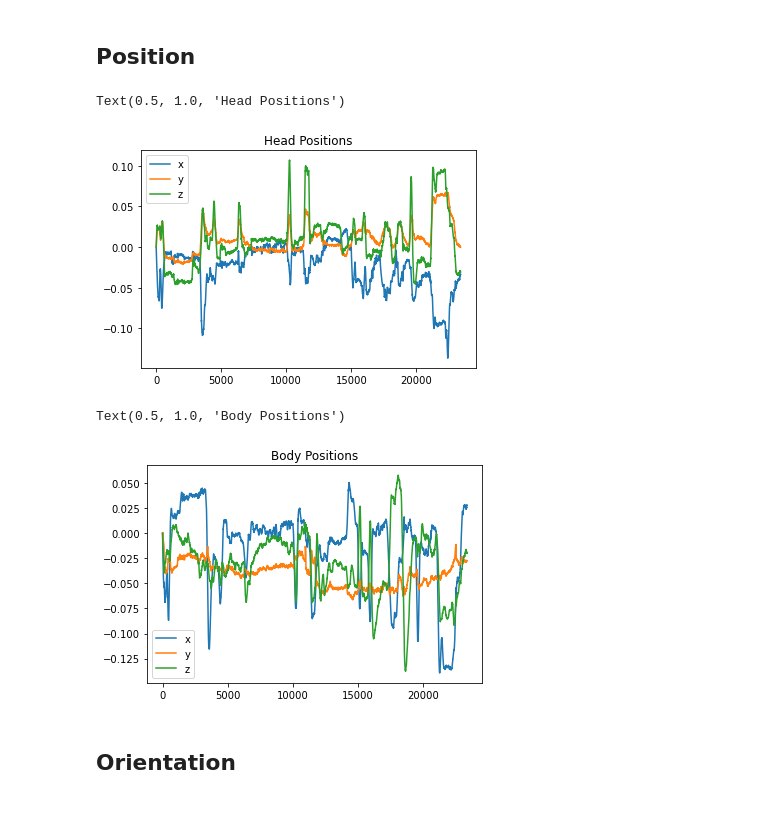
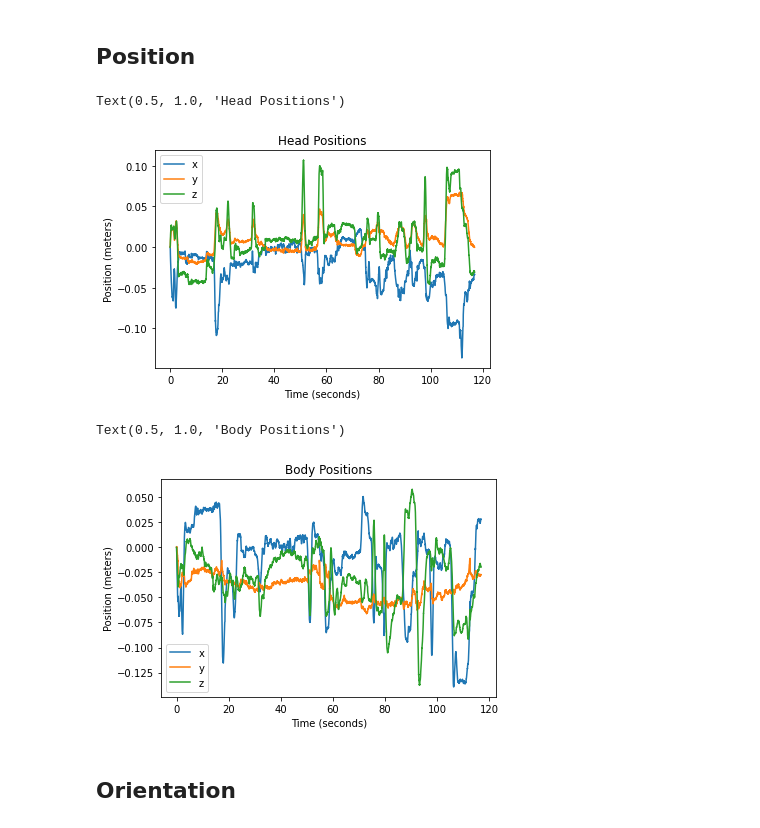
Before and after one commit to vdutell/st-bravo_analysis, a Jupyter notebook: 4b. IMU.ipynb, the cells around one changed output. Saved outputs shown, nothing was run; the diff lists cells and outputs as text; code cells hidden in the pictures.

```diff
--- a/4b. IMU.ipynb
+++ b/4b. IMU.ipynb
@@ -49,31 +49,39 @@ dict_keys(['topic', 'timestamp', 'rs_timestamp', 'tracker_confidence', 'position
 # %% [markdown]
 ## Position
 # %%
-head_tstamps = head_imu_data['timestamp']
+head_tstamps = np.array(head_imu_data['timestamp'])
 head_positions_xyz = np.array(head_imu_data['position']).T
+
+head_tstamps = head_tstamps - head_tstamps[0]
 head_positions_xyz = head_positions_xyz - head_positions_xyz[:,0,None]
 
-plt.plot(head_positions_xyz[0], label=('x'))
-plt.plot(head_positions_xyz[1], label=('y'))
-plt.plot(head_positions_xyz[2], label=('z'))
+plt.plot(head_tstamps, head_positions_xyz[0], label=('x'))
+plt.plot(head_tstamps, head_positions_xyz[1], label=('y'))
+plt.plot(head_tstamps, head_positions_xyz[2], label=('z'))
 plt.legend()
+plt.xlabel('Time (seconds)')
+plt.ylabel('Position (meters)')
 plt.title("Head Positions")
 # %% [output]
 Text(0.5, 1.0, 'Head Positions')
-[figure, old version]
+[figure, new version]
 # %%
-body_tstamps = body_imu_data['timestamp']
+body_tstamps = np.array(body_imu_data['timestamp'])
 body_positions_xyz = np.array(body_imu_data['position']).T
+
+body_tstamps = body_tstamps - body_tstamps[0]
 body_positions_xyz = body_positions_xyz - body_positions_xyz[:,0,None]
 
-plt.plot(body_positions_xyz[0], label=('x'))
-plt.plot(body_positions_xyz[1], label=('y'))
-plt.plot(body_positions_xyz[2], label=('z'))
+plt.plot(body_tstamps, body_positions_xyz[0], label=('x'))
+plt.plot(body_tstamps, body_positions_xyz[1], label=('y'))
+plt.plot(body_tstamps, body_positions_xyz[2], label=('z'))
 plt.legend()
+plt.xlabel('Time (seconds)')
+plt.ylabel('Position (meters)')
 plt.title("Body Positions")
 # %% [output]
 Text(0.5, 1.0, 'Body Positions')
-[figure, old version]
+[figure, new version]
 # %% [markdown]
 ## Orientation
 # %%
```
Also changed, not shown: parts of 8 cells of this notebook.
